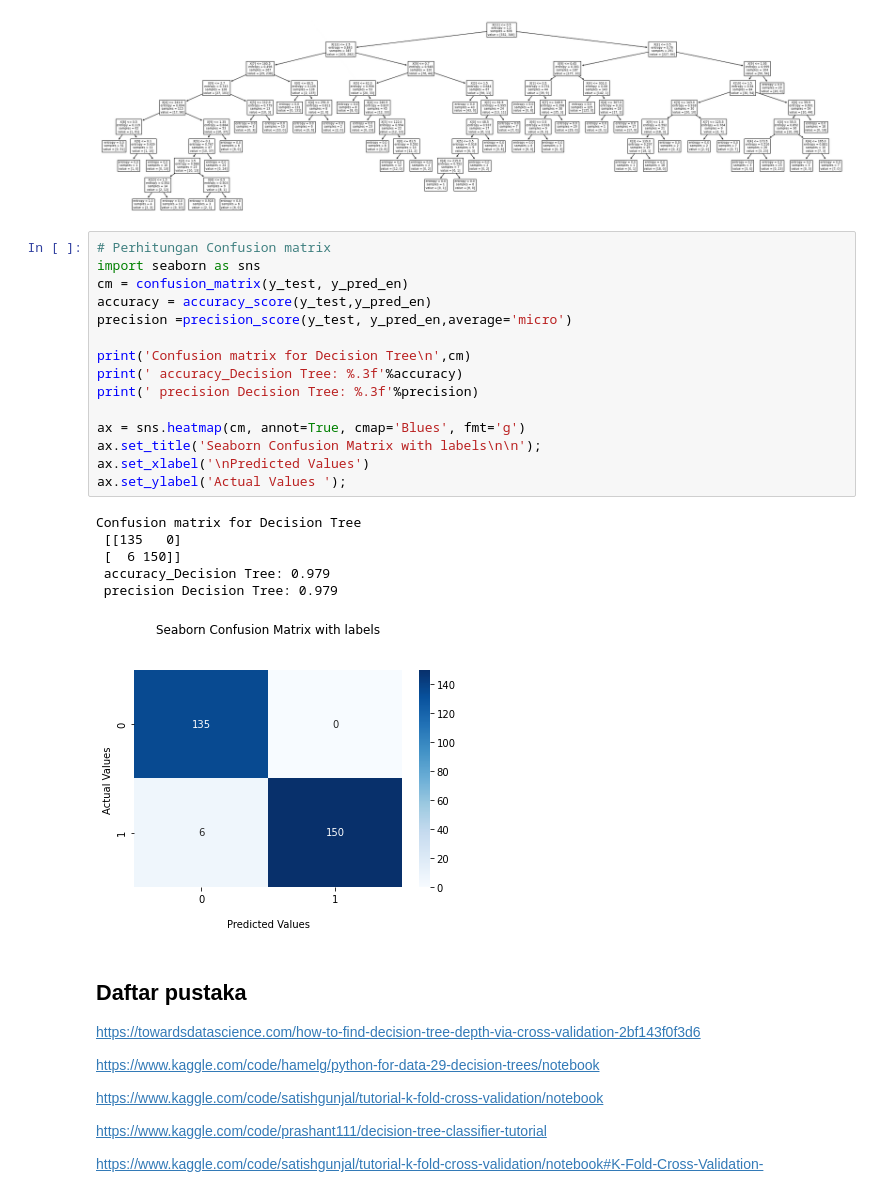
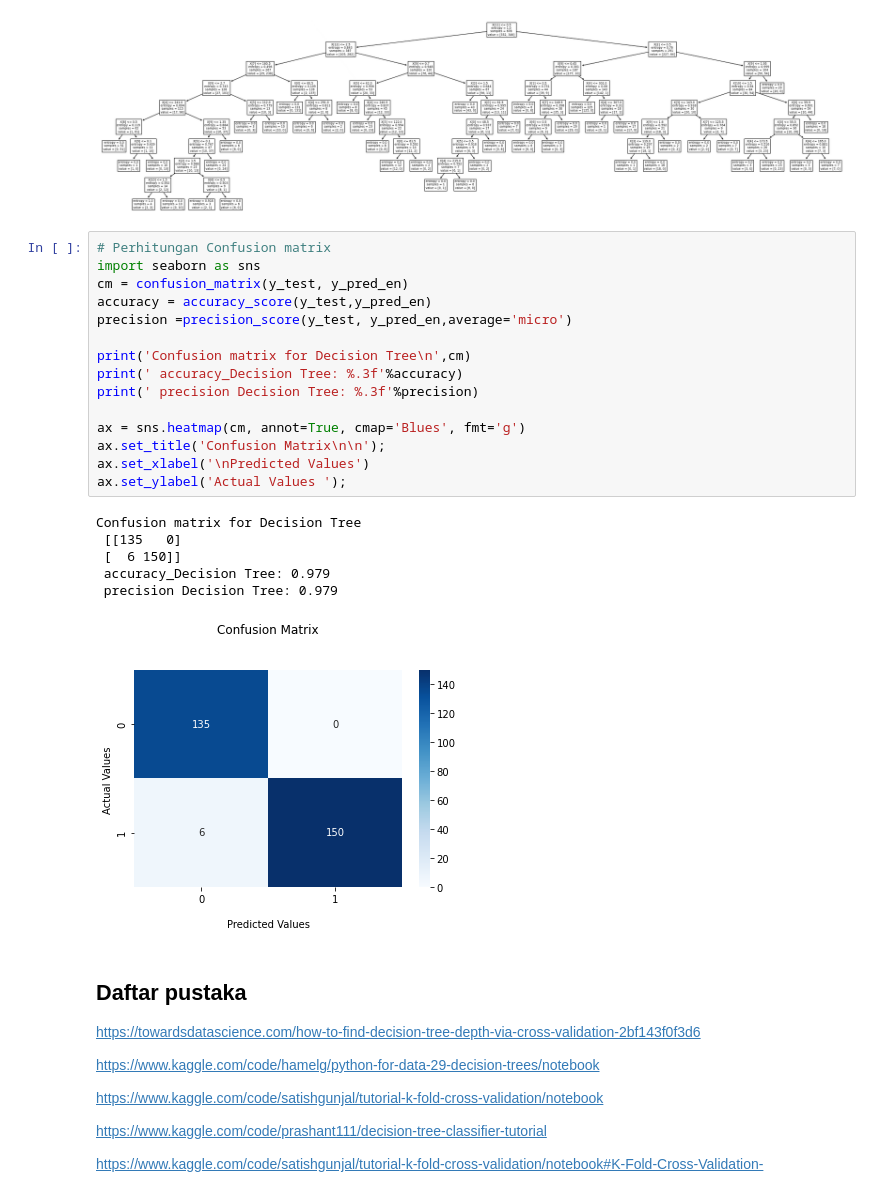
Before and after one commit to FikriYoma/Project_UTS_MLPrak, a Jupyter notebook: ProjectUTS.ipynb, the cells around one changed output. Drawn from its saved outputs; the diff is of its cells as text.

```diff
--- a/ProjectUTS.ipynb
+++ b/ProjectUTS.ipynb
@@ -378,25 +378,25 @@ tree.plot_tree(clf_en.fit(X_train, y_train))
 # %%
 # Perhitungan Confusion matrix
 import seaborn as sns
 cm = confusion_matrix(y_test, y_pred_en)
 accuracy = accuracy_score(y_test,y_pred_en)
 precision =precision_score(y_test, y_pred_en,average='micro')
 
 print('Confusion matrix for Decision Tree\n',cm)
 print(' accuracy_Decision Tree: %.3f'%accuracy)
 print(' precision Decision Tree: %.3f'%precision)
 
 ax = sns.heatmap(cm, annot=True, cmap='Blues', fmt='g')
-ax.set_title('Seaborn Confusion Matrix with labels\n\n');
+ax.set_title('Confusion Matrix\n\n');
 ax.set_xlabel('\nPredicted Values')
 ax.set_ylabel('Actual Values ');
 # %% [output]
 Confusion matrix for Decision Tree
  [[135   0]
  [  6 150]]
  accuracy_Decision Tree: 0.979
  precision Decision Tree: 0.979
-[figure, old version]
+[figure, new version]
 # %% [markdown]
 ## Daftar pustaka
 https://towardsdatascience.com/how-to-find-decision-tree-depth-via-cross-validation-2bf143f0f3d6
```
Also changed, not shown: parts of 1 cell of this notebook.
